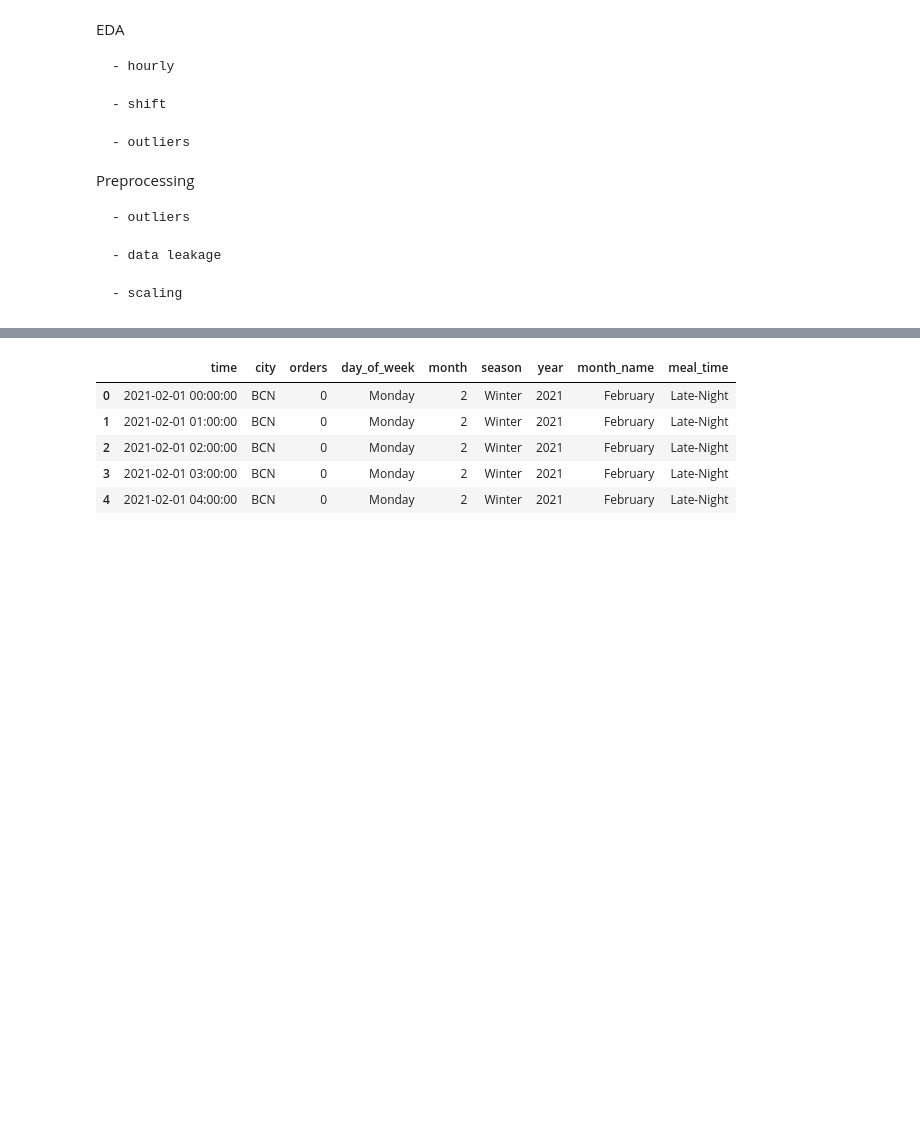
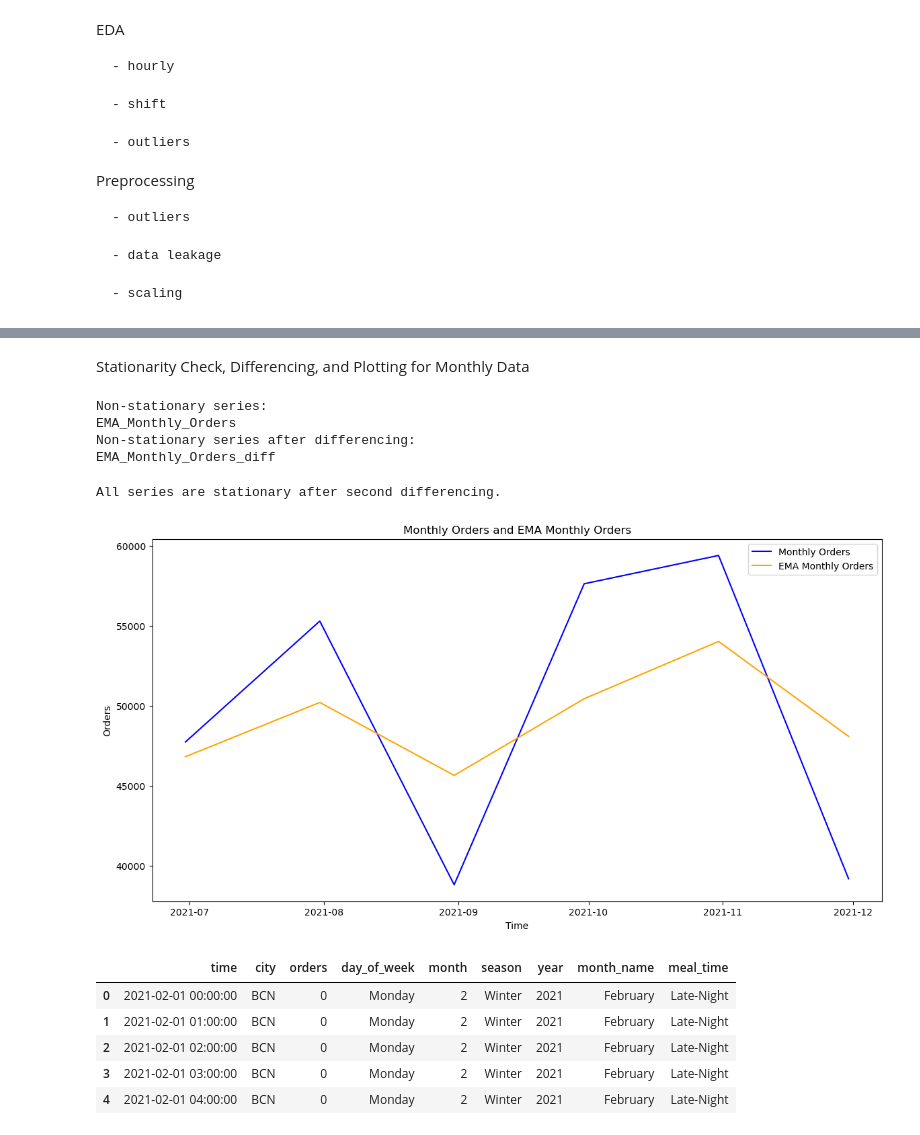
Before and after one commit to agbennett-bse/glovo_fleet_demand, a Jupyter notebook: glovo_time_series_split.ipynb, the cells around one changed output, grey strips where cells are left out. Cells and saved outputs as stored; diff of their text form; code cells hidden in the pictures; blank space fills up the shorter version.

```diff
--- a/glovo_time_series_split.ipynb
+++ b/glovo_time_series_split.ipynb
@@ -657,3 +876,71 @@ Preprocessing
+# %% [markdown]
+Stationarity Check, Differencing, and Plotting for Monthly Data
+# %%
+# Check stationarity for monthly data columns
+monthly_columns = ['EMA_Monthly_Orders']
+non_stationary_results_monthly = check_stationarity(monthly_df, monthly_columns)
+
+# Output the initial stationarity results
+if non_stationary_results_monthly:
+    print("Non-stationary series:")
+    for series in non_stationary_results_monthly:
+        print(series)
+else:
+    print("All series are stationary.")
+
+# Apply differencing to non-stationary series
+diff_columns_monthly = []
+for column in non_stationary_results_monthly:
+    diff_column = apply_diff_and_update(monthly_df, column)
+    diff_columns_monthly.append(diff_column)
+
+# Check stationarity again after differencing
+non_stationary_results_after_diff_monthly = check_stationarity(monthly_df, diff_columns_monthly)
+
+# Output the results after differencing
+if non_stationary_results_after_diff_monthly:
+    print("Non-stationary series after differencing:")
+    for series in non_stationary_results_after_diff_monthly:
+        print(series)
+else:
+    print("All series are stationary after differencing.")
+# %% [output]
+Non-stationary series:
+EMA_Monthly_Orders
+Non-stationary series after differencing:
+EMA_Monthly_Orders_diff
+# %%
+# If there are still non-stationary series after first differencing, apply second differencing
+if non_stationary_results_after_diff_monthly:
+    second_diff_columns_monthly = []
+    for column in non_stationary_results_after_diff_monthly:
+        second_diff_column = apply_diff_and_update(monthly_df, column)
+        second_diff_columns_monthly.append(second_diff_column)
+
+    # Check stationarity again after second differencing
+    non_stationary_results_after_second_diff_monthly = check_stationarity(monthly_df, second_diff_columns_monthly)
+
+    # Output the results after second differencing
+    if non_stationary_results_after_second_diff_monthly:
+        print("Non-stationary series after second differencing:")
+        for series in non_stationary_results_after_second_diff_monthly:
+            print(series)
+    else:
+        print("All series are stationary after second differencing.")
+# %% [output]
+All series are stationary after second differencing.
+# %%
+# Plot Weekly Orders and EMA Weekly Orders
+plt.figure(figsize=(14, 7))
+plt.plot(monthly_df.index, monthly_df['orders'], label='Monthly Orders', color='blue')
+plt.plot(monthly_df.index, monthly_df['EMA_Monthly_Orders'], label='EMA Monthly Orders', color='orange')
+plt.xlabel('Time')
+plt.ylabel('Orders')
+plt.title('Monthly Orders and EMA Monthly Orders')
+plt.legend()
+plt.show()
+# %% [output]
+[figure, added]
 # %%
 eda_train.head(5)
 # %% [output]
```
Also changed, not shown: parts of 18 cells of this notebook.
